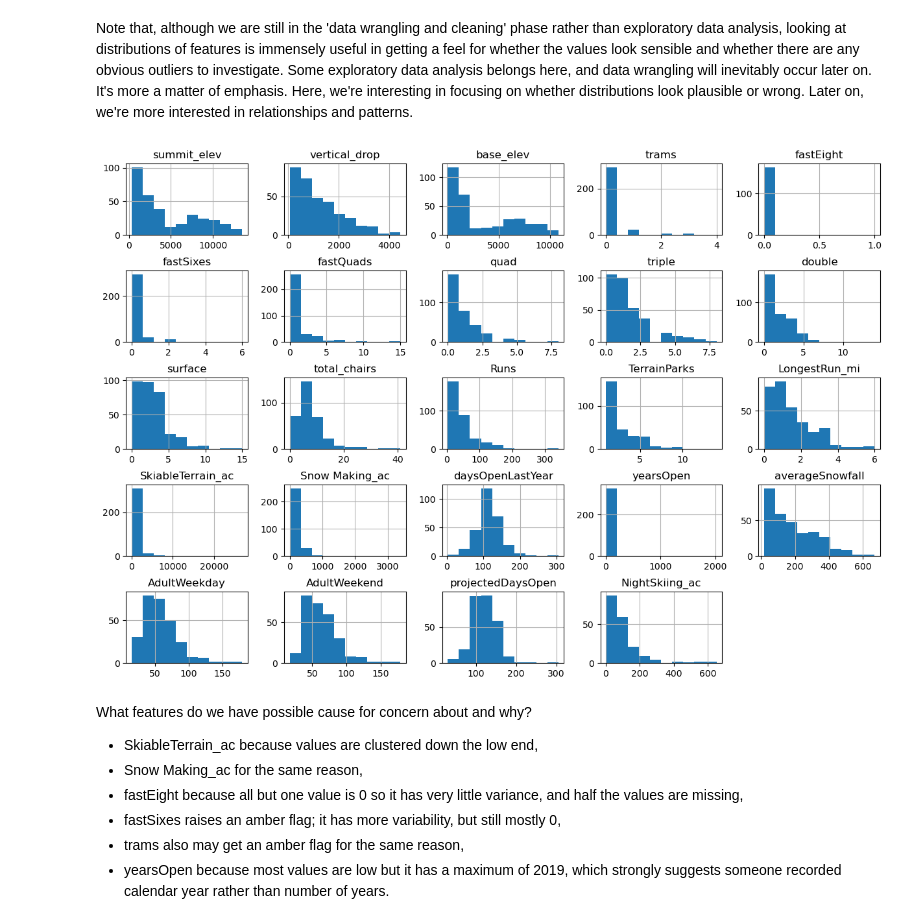
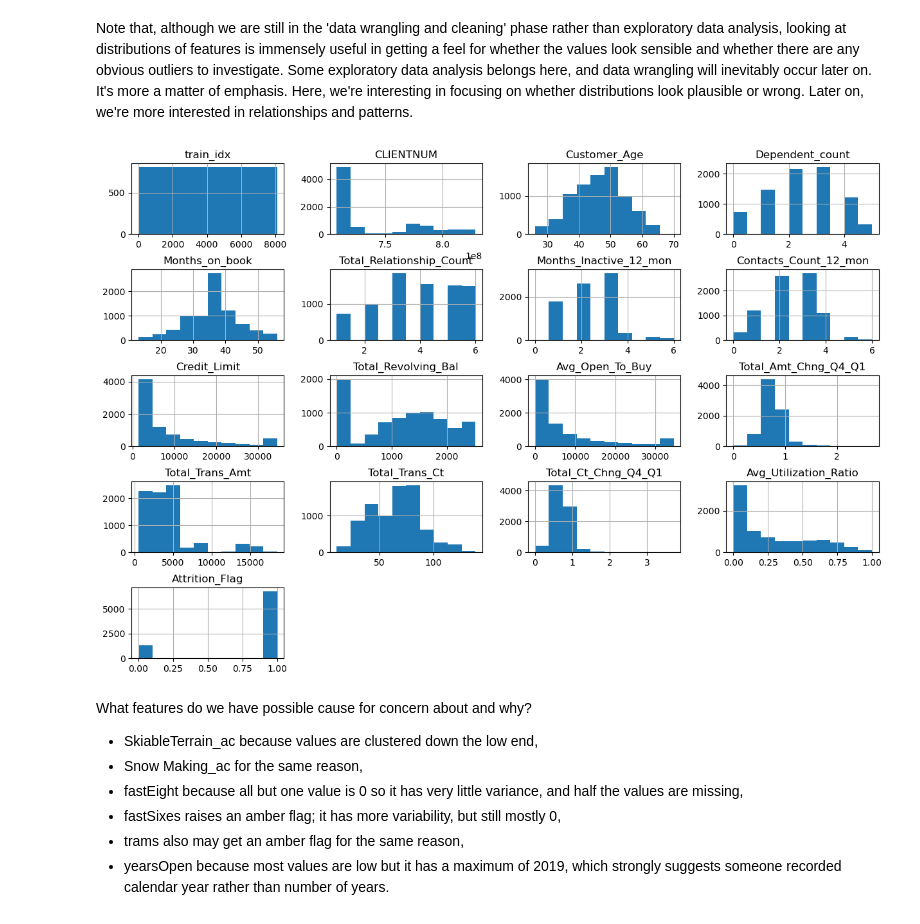
Before and after one commit to tpoozhikala/Bank-Churnrate, a Jupyter notebook: 2_Data_Wrangling/02_data_wrangling.ipynb, the cells around one changed output. Drawn from its saved outputs; the diff is of its cells as text; code cells hidden in the pictures.

```diff
--- a/2_Data_Wrangling/02_data_wrangling.ipynb
+++ b/2_Data_Wrangling/02_data_wrangling.ipynb
@@ -392,16 +305,16 @@ Just over 82% of resorts have no missing ticket price, 3% are missing one value,
 # %% [markdown]
 Note that, although we are still in the 'data wrangling and cleaning' phase rather than exploratory data analysis, looking at distributions of features is immensely useful in getting a feel for whether the values look sensible and whether there are any obvious outliers to investigate. Some exploratory data analysis belongs here, and data wrangling will inevitably occur later on. It's more a matter of emphasis. Here, we're interesting in focusing on whether distributions look plausible or wrong. Later on, we're more interested in relationships and patterns.
 # %%
-#Code task 18#
+#Code statement below comes from ski_data project but used here to determine distribution of features as well.
 #Call ski_data's `hist` method to plot histograms of each of the numeric features
 #Try passing it an argument figsize=(15,10)
 #Try calling plt.subplots_adjust() with an argument hspace=0.5 to adjust the spacing
 #It's important you create legible and easy-to-read plots
-ski_data.hist(figsize = (15,10))
+bank_df.hist(figsize = (15,10))
 plt.subplots_adjust(hspace=0.5);
 #Hint: notice how the terminating ';' "swallows" some messy output and leads to a tidier notebook
 # %% [output]
-[figure, old version]
+[figure, new version]
 # %% [markdown]
 What features do we have possible cause for concern about and why?
 
```
Also changed, not shown: parts of 55 cells of this notebook.
